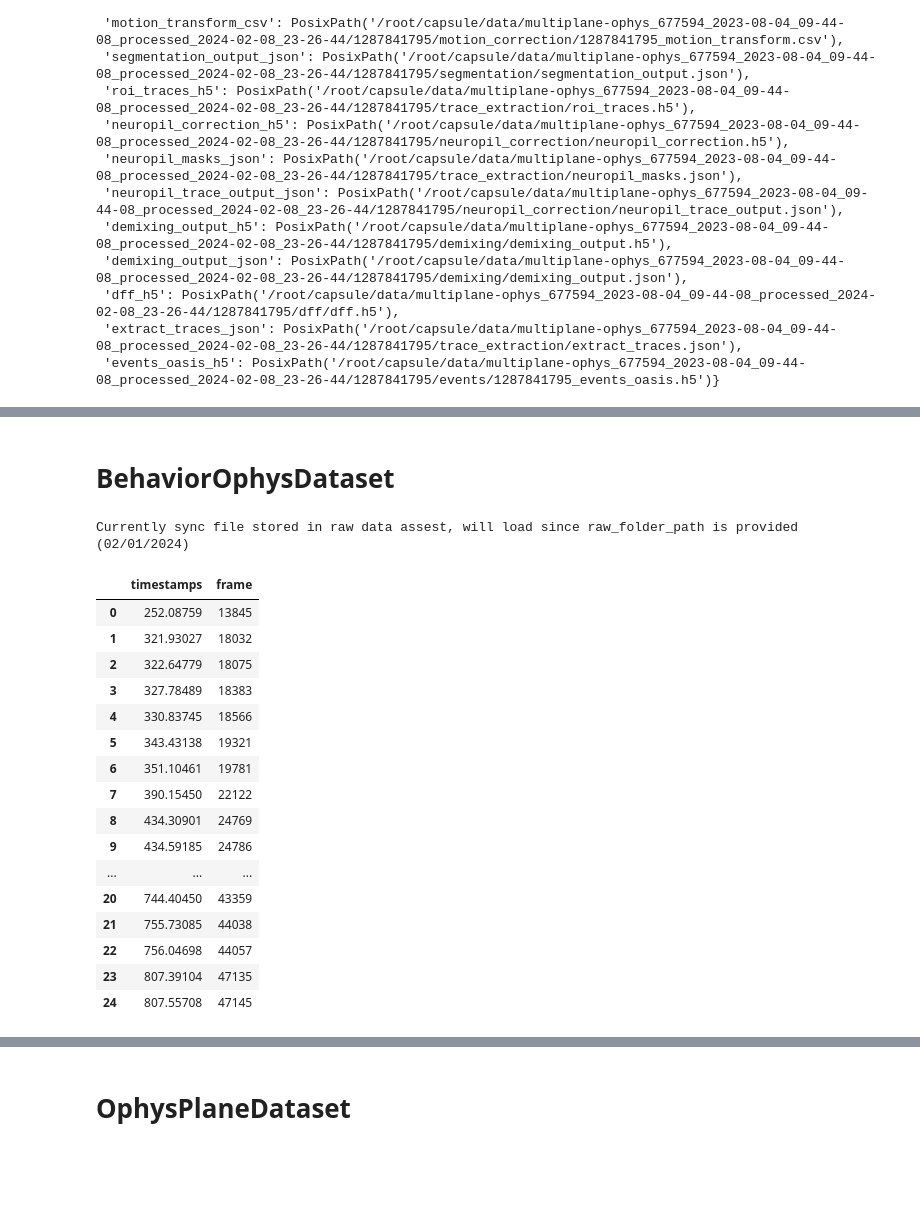
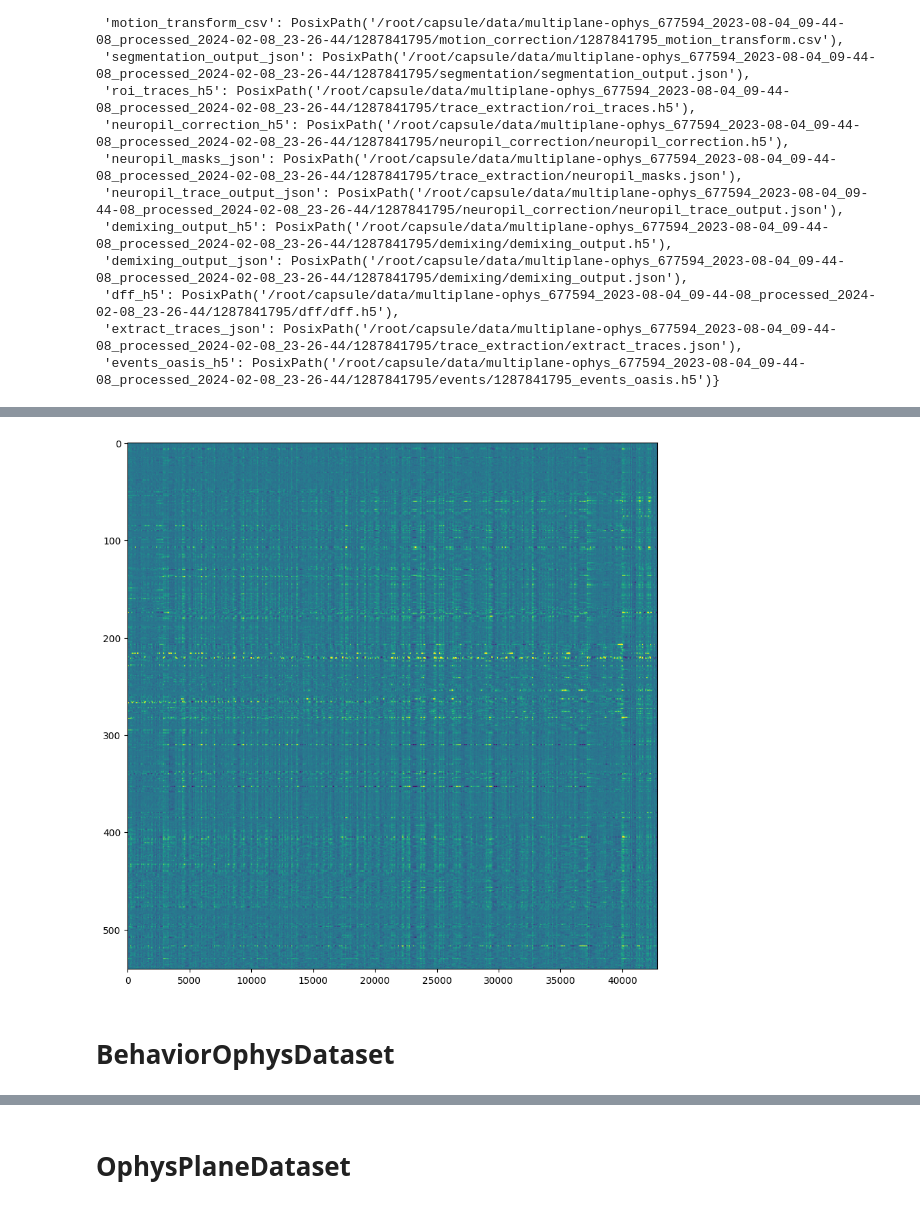
Before and after one commit to AllenNeuralDynamics/lamf-analysis, a Jupyter notebook: ophys-mfish-dev/notebooks/comb-development-nb.ipynb, the cells around one changed output, grey strips where cells are left out. Saved outputs shown, nothing was run; the diff lists cells and outputs as text; code cells hidden in the pictures; blank space fills up the shorter version.

```diff
--- a/ophys-mfish-dev/notebooks/comb-development-nb.ipynb
+++ b/ophys-mfish-dev/notebooks/comb-development-nb.ipynb
@@ -49,3 +104,10 @@ opg.file_paths
+# %%
+%matplotlib inline
+fig, ax = plt.subplots(1, 1, figsize=(10, 10))
+plt.imshow(dff_traces, aspect='auto', cmap='viridis', vmin=vmin, vmax=vmax)
+plt.show()
+# %% [output]
+[figure, added]
 # %% [markdown]
 # BehaviorOphysDataset
 # %%
@@ -53,4 +115,0 @@ from comb.behavior_ophys_dataset import BehaviorOphysDataset
-# %%
-bod = BehaviorOphysDataset(plane_folder_path,raw_path)
-# %% [output]
-Currently sync file stored in raw data assest, will load since raw_folder_path is provided (02/01/2024)
@@ -59,20 +115,0 @@ pkl_file = bod.behavior_stimulus_file
-# %%
-bod.licks
-# %% [output]
-|  | timestamps | frame |
-| 0 | 252.08759 | 13845 |
-| 1 | 321.93027 | 18032 |
-| 2 | 322.64779 | 18075 |
-| 3 | 327.78489 | 18383 |
-| 4 | 330.83745 | 18566 |
-| 5 | 343.43138 | 19321 |
-| 6 | 351.10461 | 19781 |
-| 7 | 390.15450 | 22122 |
-| 8 | 434.30901 | 24769 |
-| 9 | 434.59185 | 24786 |
-| ... | ... | ... |
-| 20 | 744.40450 | 43359 |
-| 21 | 755.73085 | 44038 |
-| 22 | 756.04698 | 44057 |
-| 23 | 807.39104 | 47135 |
-| 24 | 807.55708 | 47145 |
```
Also changed, not shown: parts of 8 cells of this notebook, 2 other files.
